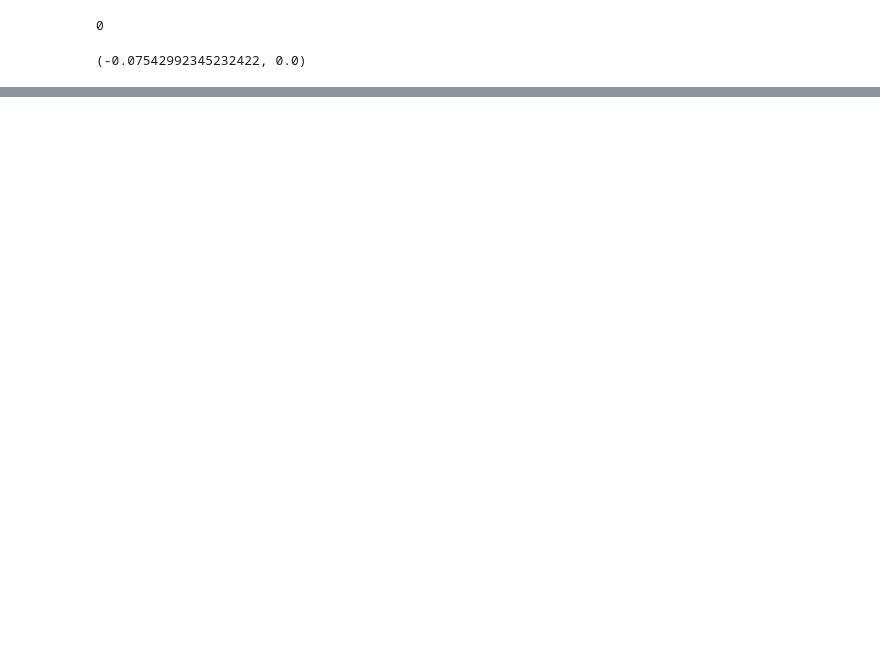
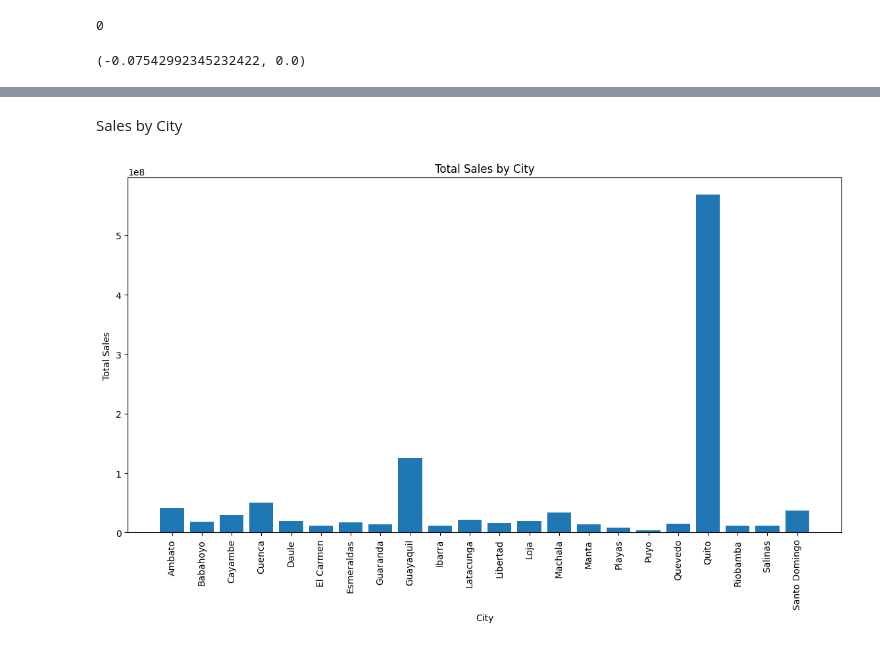
Before and after one commit to elishastanley/Demand-Forecasting-Optimization-for-Corporation-Favorita-A-Time-Series-Regression-ML-Approach, a Jupyter notebook: Notebooks/main.ipynb, the cells around one changed output, grey strips where cells are left out. Drawn from its saved outputs; the diff is of its cells as text; code cells hidden in the pictures; blank space fills up the shorter version.

```diff
--- a/Notebooks/main.ipynb
+++ b/Notebooks/main.ipynb
@@ -412,0 +558,12 @@ correlation, p_value
+# %% [markdown]
+Sales by City
+# %%
+plt.figure(figsize=(14, 7))
+plt.bar(city_sales['city'], city_sales['sales'])
+plt.xlabel('City')
+plt.ylabel('Total Sales')
+plt.title('Total Sales by City')
+plt.xticks(rotation=90)
+plt.show()
+# %% [output]
+[figure, added]
```
Also changed, not shown: parts of 34 cells of this notebook.
